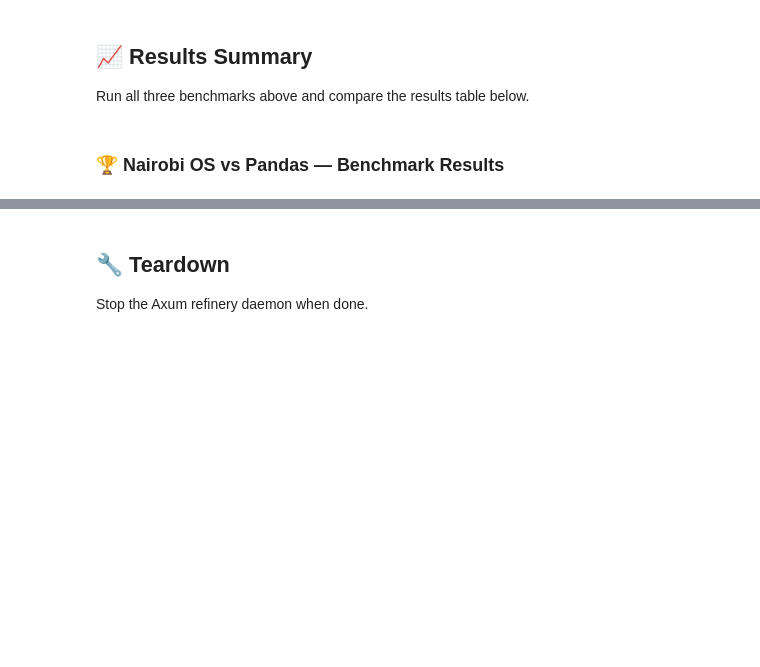
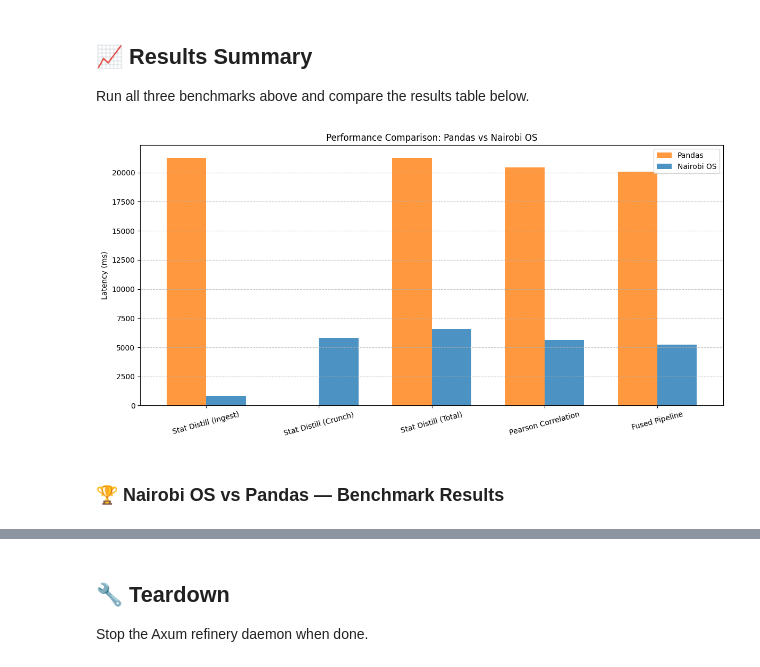
Before and after one commit to KevinKenya/nairobi-connector-open-source, a Jupyter notebook: nairobi-benchmarks/nairobiOsBenchmarks.ipynb, the cells around one changed output, grey strips where cells are left out. Drawn from its saved outputs; the diff is of its cells as text; code cells hidden in the pictures; blank space fills up the shorter version.

Commit message:
Fixed Benchmarks to use ingest method

```diff
--- a/nairobi-benchmarks/nairobiOsBenchmarks.ipynb
+++ b/nairobi-benchmarks/nairobiOsBenchmarks.ipynb
@@ -444,43 +366,68 @@ Run all three benchmarks above and compare the results table below.
 # %%
 import pandas as pd
 import numpy as np
+import matplotlib.pyplot as plt
 
 # Collect results from all benchmarks
-results = {
-    "Benchmark": [
-        "Statistical Distillation (Ingest)",
-        "Statistical Distillation (Crunch)",
-        "Statistical Distillation (Total)",
-        "Pearson Correlation",
-        "Fused Pipeline (Nairobi)",
-        "Fused Pipeline (Pandas)",
-    ],
-    "Pandas (ms)": [
-        np.mean(pandas_ingest_times),
-        np.mean(pandas_crunch_times),
-        np.mean(pandas_totals),
-        np.mean(pandas_corr_times),
-        np.mean(pandas_pipeline_times),
-        np.mean(pandas_pipeline_times),
-    ],
-    "Nairobi (ms)": [
-        np.mean(nairobi_ingest_times),
-        np.mean(nairobi_crunch_times),
-        np.mean(nairobi_totals),
-        np.mean(nairobi_corr_times),
-        np.mean(pipeline_times),
-        np.mean(pandas_pipeline_times),
-    ],
-}
+bench_names = [
+    "Stat Distill (Ingest)",
+    "Stat Distill (Crunch)",
+    "Stat Distill (Total)",
+    "Pearson Correlation",
+    "Fused Pipeline"
+]
 
-df_results = pd.DataFrame(results)
+pandas_means = [
+    np.mean(pandas_ingest_times),
+    np.mean(pandas_crunch_times),
+    np.mean(pandas_totals),
+    np.mean(pandas_corr_times),
+    np.mean(pandas_pipeline_times)
+]
+
+nairobi_means = [
+    np.mean(nairobi_ingest_times),
+    np.mean(nairobi_crunch_times),
+    np.mean(nairobi_totals),
+    np.mean(nairobi_corr_times),
+    np.mean(pipeline_times)
+]
+
+# Create DataFrame for display
+df_results = pd.DataFrame({
+    "Benchmark": bench_names,
+    "Pandas (ms)": pandas_means,
+    "Nairobi (ms)": nairobi_means
+})
 df_results["Speedup"] = df_results["Pandas (ms)"] / df_results["Nairobi (ms)"]
-df_results["Pandas (ms)"] = df_results["Pandas (ms)"].apply(lambda x: f"{x:.2f}")
-df_results["Nairobi (ms)"] = df_results["Nairobi (ms)"].apply(lambda x: f"{x:.2f}")
-df_results["Speedup"] = df_results["Speedup"].apply(lambda x: f"{x:.2f}x")
 
+# --- Visual Comparison Plot ---
+plt.figure(figsize=(12, 6))
+x = np.arange(len(bench_names))
+width = 0.35
+
+plt.bar(x - width/2, pandas_means, width, label='Pandas', color='#ff7f0e', alpha=0.8)
+plt.bar(x + width/2, nairobi_means, width, label='Nairobi OS', color='#1f77b4', alpha=0.8)
+
+plt.ylabel('Latency (ms)')
+plt.title('Performance Comparison: Pandas vs Nairobi OS')
+plt.xticks(x, bench_names, rotation=15)
+plt.legend()
+plt.grid(axis='y', linestyle='--', alpha=0.7)
+plt.tight_layout()
+plt.show()
+
+# --- Formatted Table Output ---
 from IPython.display import display, HTML
 display(HTML('<h3>🏆 Nairobi OS vs Pandas — Benchmark Results</h3>'))
-display(df_results.to_html(index=False, table_id='bench-table'))
+
+# Format for display
+display_df = df_results.copy()
+display_df["Pandas (ms)"] = display_df["Pandas (ms)"].apply(lambda x: f"{x:.2f}")
+display_df["Nairobi (ms)"] = display_df["Nairobi (ms)"].apply(lambda x: f"{x:.2f}")
+display_df["Speedup"] = display_df["Speedup"].apply(lambda x: f"{x:.2f}x")
+
+display(HTML(display_df.to_html(index=False, table_id='bench-table')))
 # %% [output]
+[figure, added]
 🏆 Nairobi OS vs Pandas — Benchmark Results
```
Also changed, not shown: parts of 8 cells of this notebook.
